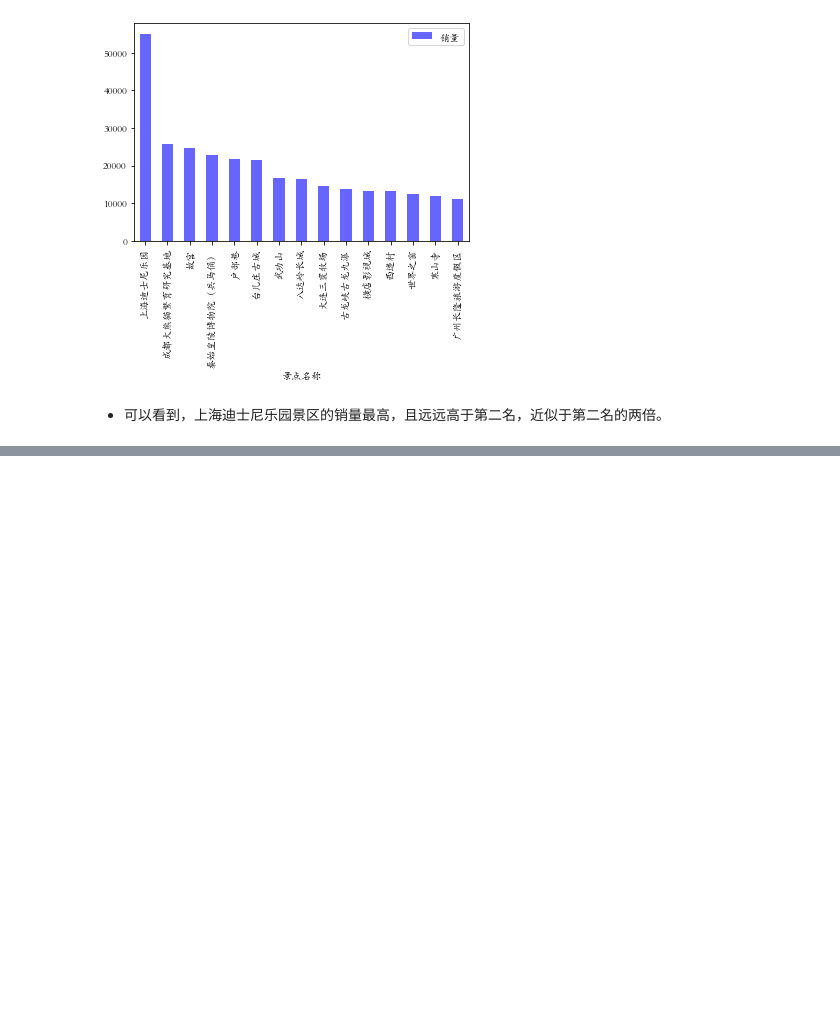
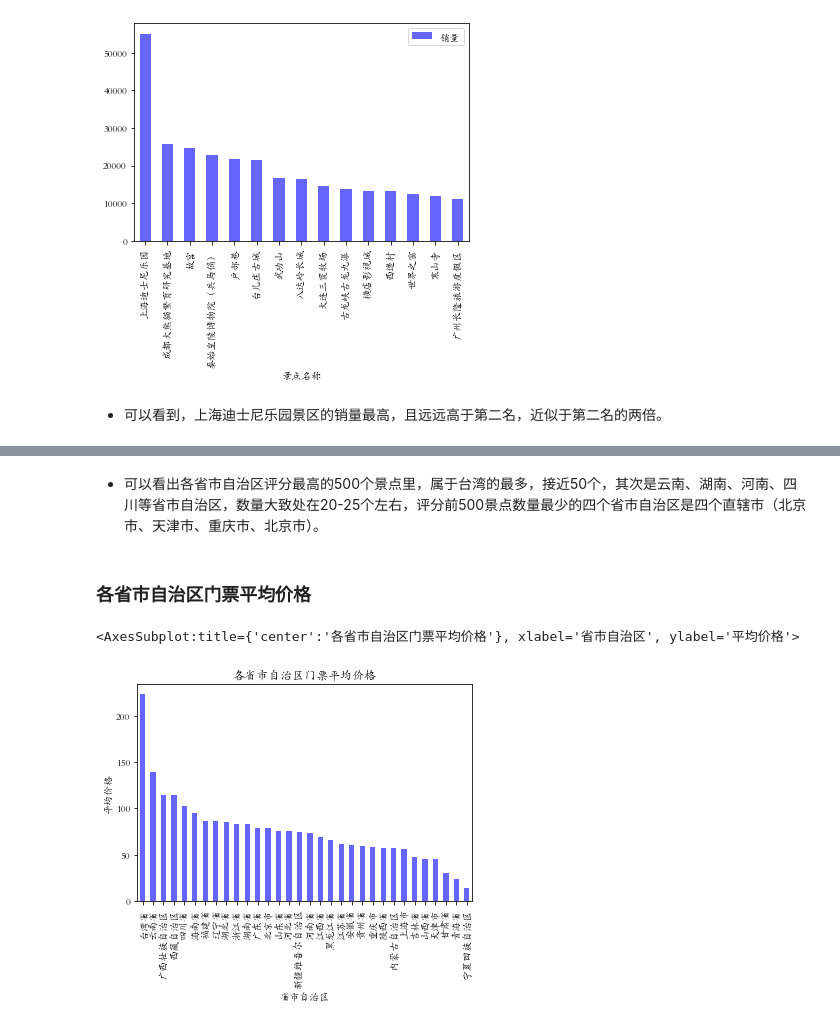
Before and after one commit to Jumpingk/data_analysis_study_notebook, a Jupyter notebook: 去哪儿网旅游景点分析.ipynb, the cells around one changed output, grey strips where cells are left out. Saved outputs shown, nothing was run; the diff lists cells and outputs as text; code cells hidden in the pictures; blank space fills up the shorter version.

```diff
--- a/去哪儿网旅游景点分析.ipynb
+++ b/去哪儿网旅游景点分析.ipynb
@@ -92,0 +122,9 @@ data.sort_values(by='销量', ascending=False).head(15).plot(x='景点名称', y
+# %% [markdown]
+- 可以看出各省市自治区评分最高的500个景点里，属于台湾的最多，接近50个，其次是云南、湖南、河南、四川等省市自治区，数量大致处在20-25个左右，评分前500景点数量最少的四个省市自治区是四个直辖市（北京市、天津市、重庆市、北京市）。
+# %% [markdown]
+### 各省市自治区门票平均价格
+# %%
+data.groupby(by='省市自治区')['价格'].mean().sort_values(ascending=False).plot(kind='bar', color='blue', alpha=0.6, title='各省市自治区门票平均价格', ylabel='平均价格')
+# %% [output]
+<AxesSubplot:title={'center':'各省市自治区门票平均价格'}, xlabel='省市自治区', ylabel='平均价格'>
+[figure, added]
```
Also changed, not shown: parts of 21 cells of this notebook.
